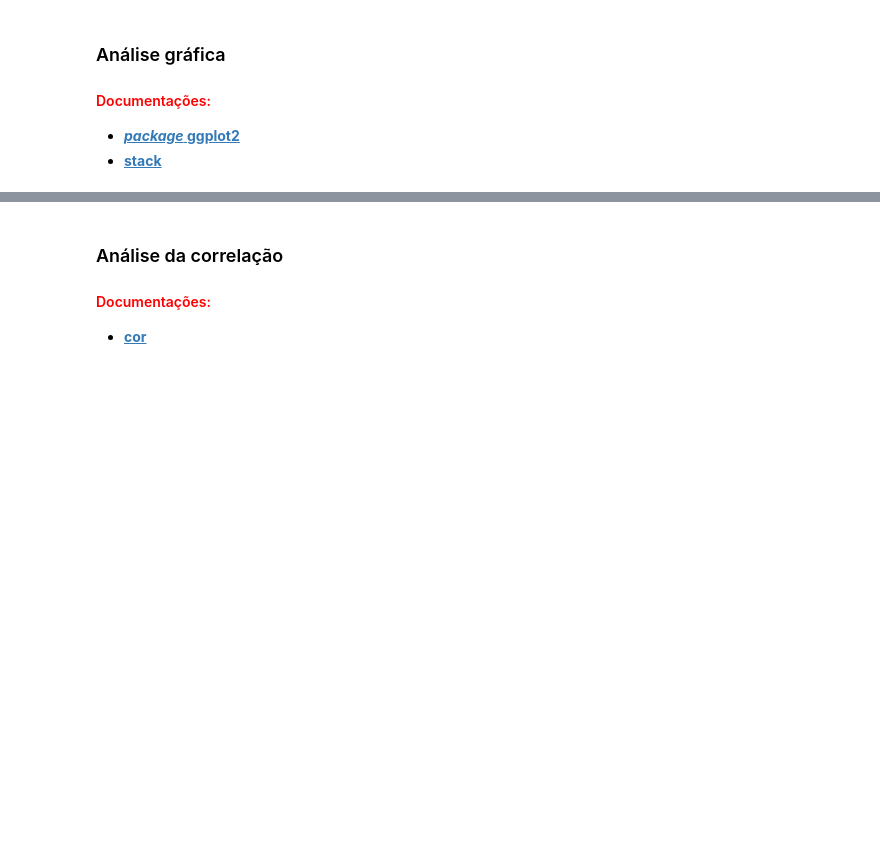
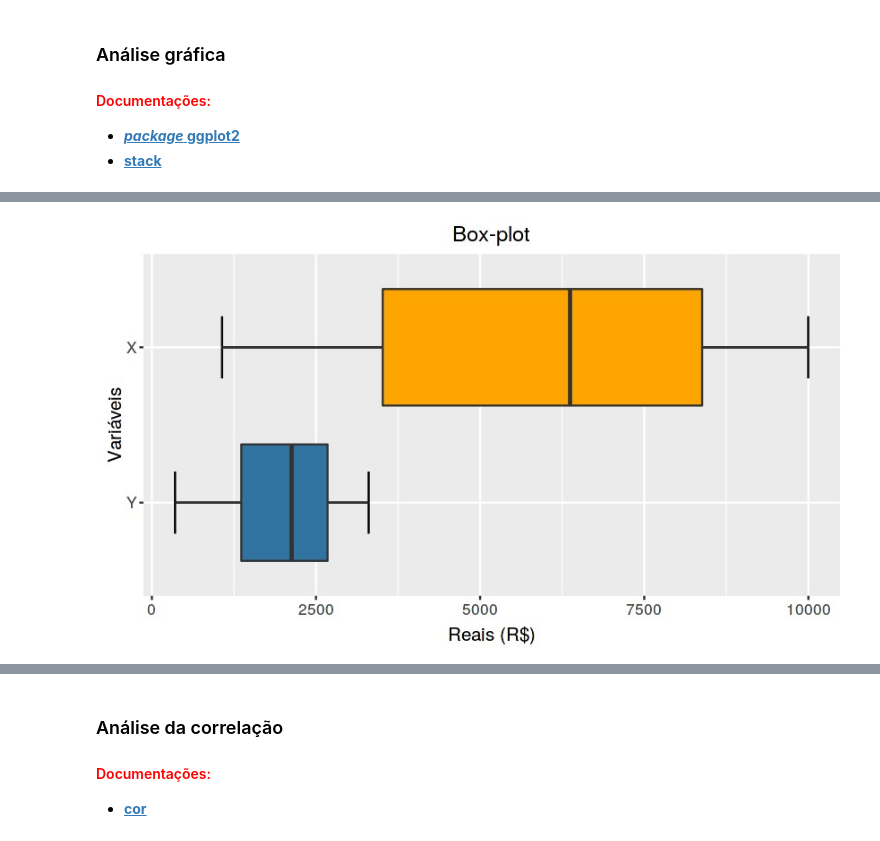
Before and after one commit to LjotaBR/Alura_Curso4, a Jupyter notebook: Curso_de_Estatística_Parte_4.ipynb, the cells around one changed output, grey strips where cells are left out. Saved outputs shown, nothing was run; the diff lists cells and outputs as text; code cells hidden in the pictures; blank space fills up the shorter version.

```diff
--- a/Curso_de_Estatística_Parte_4.ipynb
+++ b/Curso_de_Estatística_Parte_4.ipynb
@@ -151,16 +233,18 @@ dataset = data.frame(
 # %%
-ggplot(*, aes(x = *, y = *)) +
+ggplot(stack(dataset), aes(x = ind, y = values)) +
     stat_boxplot(geom ='errorbar', width = 0.4) +
     geom_boxplot(fill = c('#3274A1', "orange")) +
     coord_flip() +
     xlab("Variáveis") +
     ylab("Reais (R$)") +
     ggtitle('Box-plot') +
     theme(
         plot.title=element_text(size = 14, hjust = 0.5),
         axis.title.y=element_text(size = 12, vjust = +0.2),
         axis.title.x=element_text(size = 12, vjust = -0.2),
         axis.text.y=element_text(size = 10),
         axis.text.x=element_text(size = 10),
     )
+# %% [output]
+[figure, added]
 # %%
```
Also changed, not shown: parts of 39 cells of this notebook.
